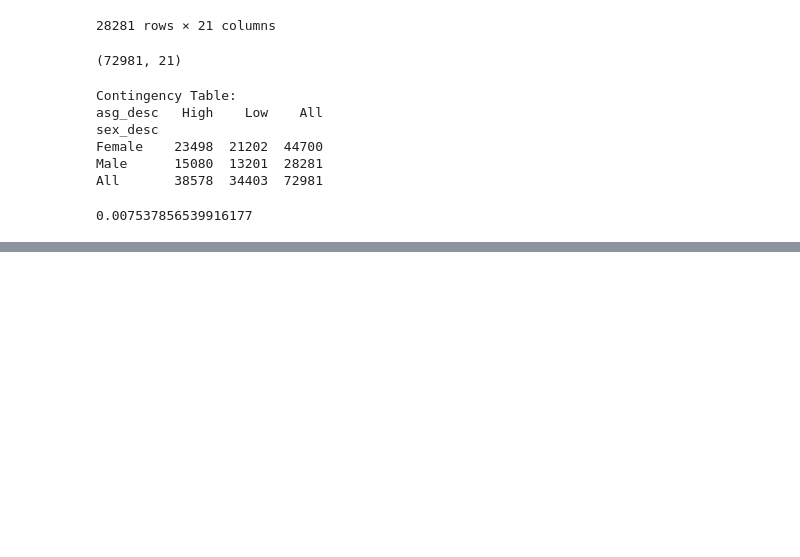
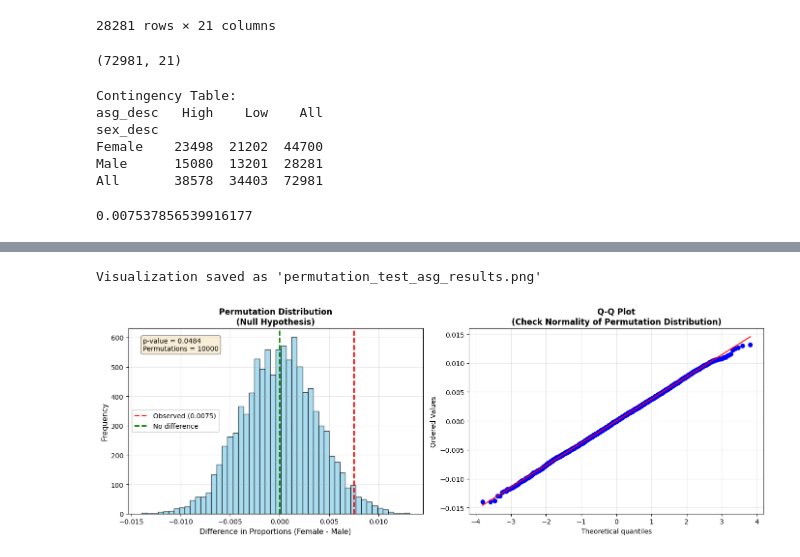
Before and after one commit to robwhite-lis/Everything_Counts_Assessment_2, a Jupyter notebook: census-codebook.ipynb, the cells around one changed output, grey strips where cells are left out. Cells and saved outputs as stored; diff of their text form; code cells hidden in the pictures; blank space fills up the shorter version.

Commit message:
Hypothesis test complete

```diff
--- a/census-codebook.ipynb
+++ b/census-codebook.ipynb
@@ -407,0 +454,37 @@ Permutations complete!
+# %%
+# Now do some visualisations
+
+fig, axes = plt.subplots(1, 2, figsize=(14, 5))
+
+# Plot 1: Histogram of permutation distribution
+axes[0].hist(permuted_diffs, bins=50, alpha=0.7, edgecolor='black', color='skyblue')
+axes[0].axvline(observed_diff, color='red', linestyle='--', linewidth=2,
+                label=f'Observed ({observed_diff:.4f})')
+axes[0].axvline(0, color='green', linestyle='--', linewidth=2,
+                label='No difference')
+axes[0].set_xlabel('Difference in Proportions (Female - Male)', fontsize=11)
+axes[0].set_ylabel('Frequency', fontsize=11)
+axes[0].set_title('Permutation Distribution\n(Null Hypothesis)', fontsize=12, fontweight='bold')
+axes[0].legend()
+axes[0].grid(alpha=0.3)
+
+# Add text box with p-value
+textstr = f'p-value = {p_value:.4f}\nPermutations = {n_permutations}'
+props = dict(boxstyle='round', facecolor='wheat', alpha=0.5)
+axes[0].text(0.05, 0.95, textstr, transform=axes[0].transAxes, fontsize=10,
+             verticalalignment='top', bbox=props)
+
+# Plot 2: Q-Q plot to check normality
+from scipy import stats
+stats.probplot(permuted_diffs, dist="norm", plot=axes[1])
+axes[1].set_title('Q-Q Plot\n(Check Normality of Permutation Distribution)',
+                  fontsize=12, fontweight='bold')
+axes[1].grid(alpha=0.3)
+
+plt.tight_layout()
+plt.savefig('permutation_test_asg_results.png', dpi=150, bbox_inches='tight')
+print("Visualization saved as 'permutation_test_asg_results.png'")
+plt.show()
+# %% [output]
+Visualization saved as 'permutation_test_asg_results.png'
+[figure, added]
```
Also changed, not shown: parts of 7 cells of this notebook.
